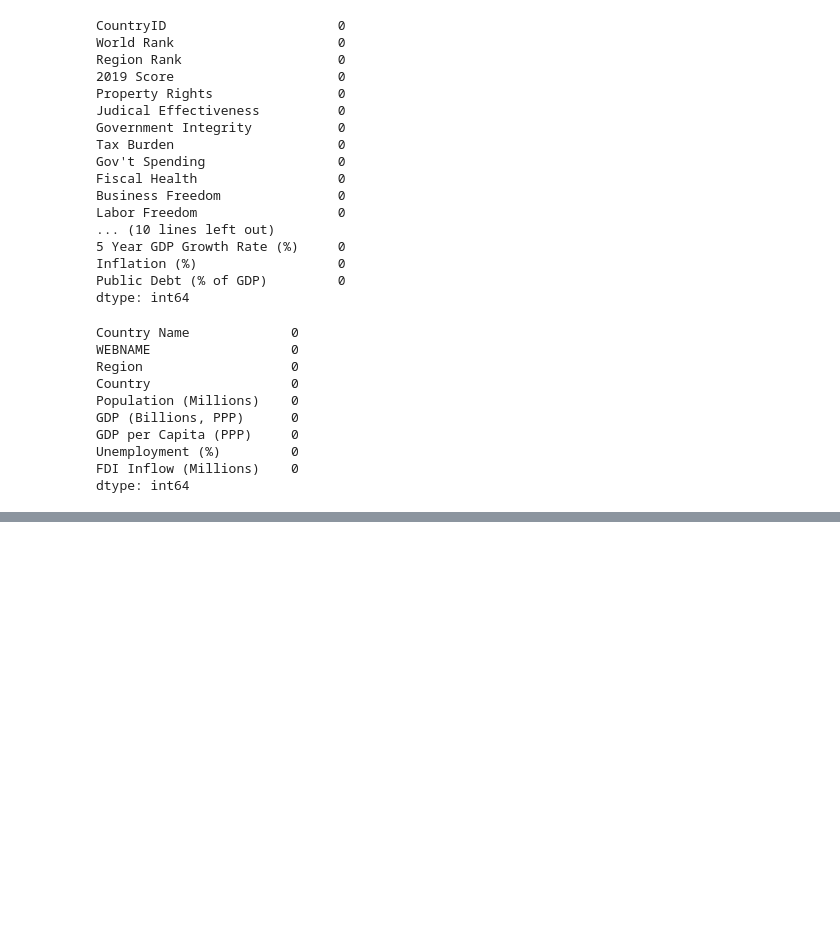
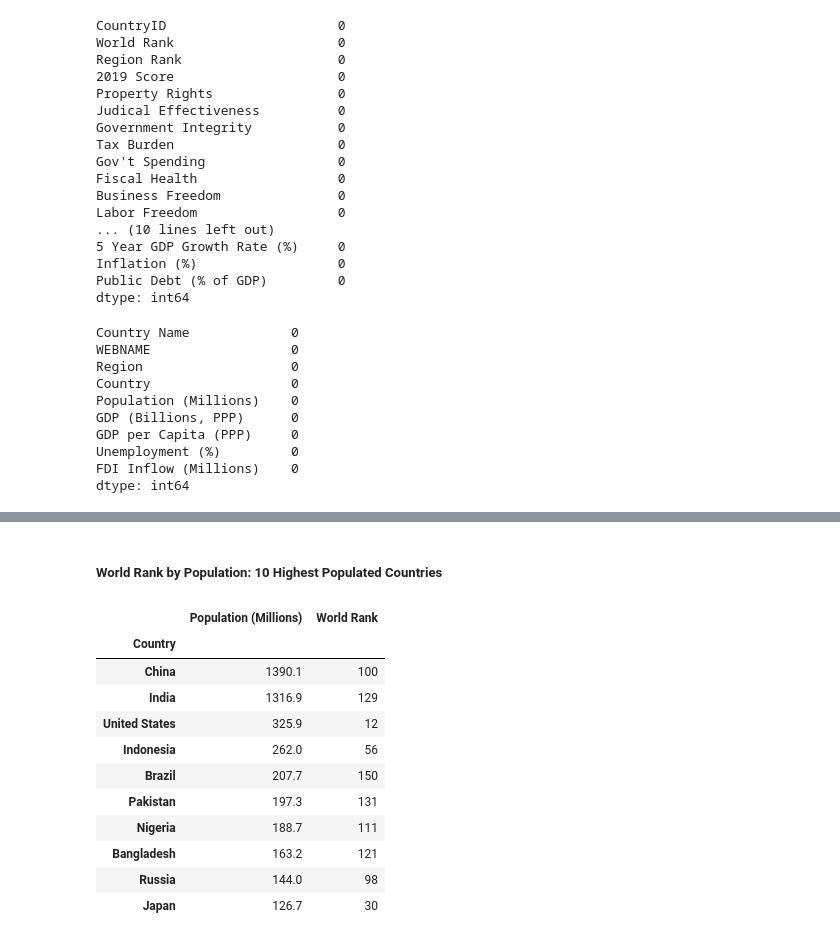
Before and after one commit to fabianfelix/Economic-Freedom-Analysis-2019, a Jupyter notebook: analysis/Economic_Freedom_Exploratory_Analysis.ipynb, the cells around one changed output, grey strips where cells are left out. Cells and saved outputs as stored; diff of their text form; code cells hidden in the pictures; blank space fills up the shorter version.

```diff
--- a/analysis/Economic_Freedom_Exploratory_Analysis.ipynb
+++ b/analysis/Economic_Freedom_Exploratory_Analysis.ipynb
@@ -149,0 +186,20 @@ dtype: int64
+# %% [markdown]
+##### World Rank by Population: 10 Highest Populated Countries
+# %%
+df['Population (Millions)'] = pd.to_numeric(df['Population (Millions)'], errors='coerce')
+
+df_wr_pop_top10 = df[['Country','Population (Millions)','World Rank']].nlargest(10, 'Population (Millions)').set_index('Country')
+df_wr_pop_top10
+# %% [output]
+|  | Population (Millions) | World Rank |
+| Country |  |  |
+| China | 1390.1 | 100 |
+| India | 1316.9 | 129 |
+| United States | 325.9 | 12 |
+| Indonesia | 262.0 | 56 |
+| Brazil | 207.7 | 150 |
+| Pakistan | 197.3 | 131 |
+| Nigeria | 188.7 | 111 |
+| Bangladesh | 163.2 | 121 |
+| Russia | 144.0 | 98 |
+| Japan | 126.7 | 30 |
```
Also changed, not shown: parts of 12 cells of this notebook, 2 other files.
